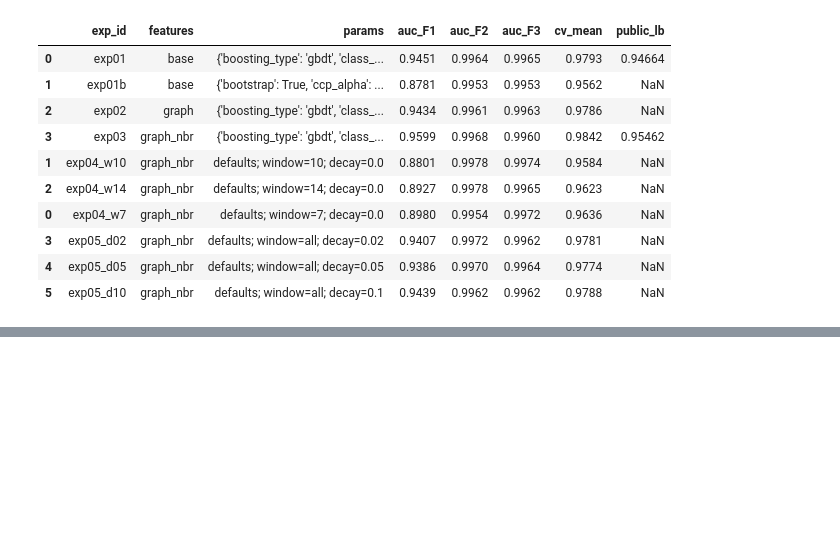
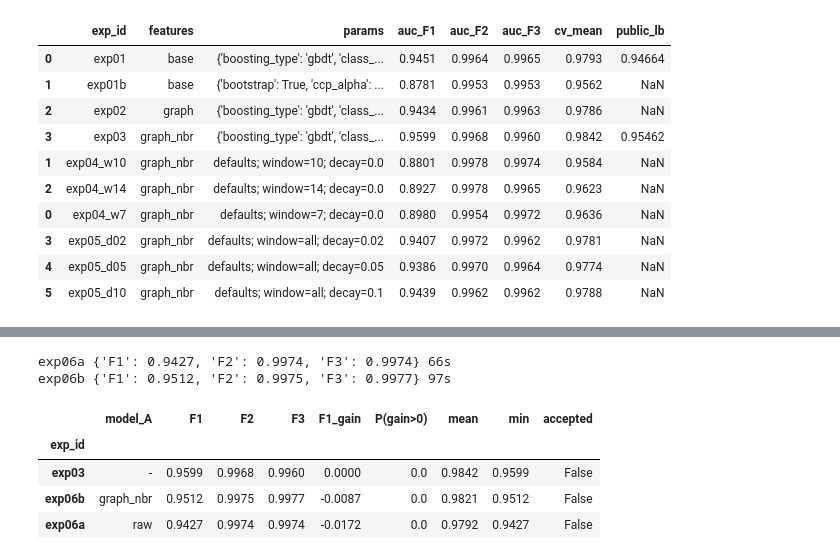
Before and after one commit to tanbeng123/bt4012-e1139091-kaggle-2026, a Jupyter notebook: bt4012_solution.ipynb, the cells around one changed output, grey strips where cells are left out. Saved outputs shown, nothing was run; the diff lists cells and outputs as text; code cells hidden in the pictures; blank space fills up the shorter version.

```diff
--- a/bt4012_solution.ipynb
+++ b/bt4012_solution.ipynb
@@ -446,0 +465,72 @@ log[['exp_id', 'features', 'params', 'auc_F1', 'auc_F2', 'auc_F3', 'cv_mean', 'p
+# %%
+from sklearn.model_selection import GroupKFold
+
+SCORE_COLS = ['nb_in_mean', 'nb_in_max', 'nb_out_mean', 'nb_out_max', 'nb_all_mean', 'nb_all_max']
+STACK_COLS = FEATURE_SETS['graph_nbr'] + SCORE_COLS
+
+def stage_a_scores(fit_rows, pred_rows, a_cols, n_splits=5):
+    # out-of-fold scores for fit_rows (folds grouped by time step) + full-fit scores for pred_rows
+    oof = np.zeros(len(fit_rows))
+    for tr_i, va_i in GroupKFold(n_splits=n_splits).split(fit_rows, groups=fit_rows.time_step):
+        m = make_model('lgbm').fit(fit_rows.iloc[tr_i][a_cols], fit_rows.iloc[tr_i]['label'])
+        oof[va_i] = m.predict_proba(fit_rows.iloc[va_i][a_cols])[:, 1]
+    m = make_model('lgbm').fit(fit_rows[a_cols], fit_rows['label'])
+    full = m.predict_proba(pred_rows[a_cols])[:, 1]
+    return pd.concat([pd.Series(oof, index=fit_rows.txId.values), pd.Series(full, index=pred_rows.txId.values)])
+
+def neighbour_scores(score):
+    # mean / max of model-A scores over in-, out- and all neighbours that have a score
+    e = edges[edges.txId1.isin(score.index) & edges.txId2.isin(score.index)]
+    into = pd.DataFrame({'node': e.txId2.values, 's': e.txId1.map(score).values})   # funders of node
+    outof = pd.DataFrame({'node': e.txId1.values, 's': e.txId2.map(score).values})  # spenders of node
+    out = pd.DataFrame(index=pd.Index(score.index, name='txId'))
+    for name, frame in [('in', into), ('out', outof), ('all', pd.concat([into, outof]))]:
+        agg = frame.groupby('node').s.agg(['mean', 'max']).reindex(out.index)
+        out[f'nb_{name}_mean'], out[f'nb_{name}_max'] = agg['mean'].values, agg['max'].values
+    return out                                                                       # NaN = no scored neighbour
+
+STACK_EXPS = {'exp06a': feat_cols, 'exp06b': FEATURE_SETS['graph_nbr']}           # model A feature sets
+
+def run_cv_stack(a_cols):
+    res, f1_pred = {}, None
+    for fold, (tr_steps, va_steps) in FOLDS.items():
+        tr = lab_x[lab_x.time_step.isin(tr_steps)]
+        va = lab_x[lab_x.time_step.isin(va_steps)]
+        nbs = neighbour_scores(stage_a_scores(tr, va, a_cols))
+        tr_b, va_b = tr.join(nbs, on='txId'), va.join(nbs, on='txId')
+        model_b = make_model('lgbm').fit(tr_b[STACK_COLS], tr_b['label'])
+        pred = model_b.predict_proba(va_b[STACK_COLS])[:, 1]
+        res[fold] = roc_auc_score(va_b['label'], pred)
+        if fold == 'F1':
+            f1_pred = pred
+    return res, f1_pred
+
+stack_rows = [{'exp_id': 'exp03', 'model_A': '-', **win.loc['exp03', list(FOLDS)].to_dict()}]
+for exp_id, a_cols in STACK_EXPS.items():
+    t0 = time.time()
+    res, f1_preds[exp_id] = run_cv_stack(a_cols)
+    stack_rows.append({'exp_id': exp_id, 'model_A': 'raw' if a_cols is feat_cols else 'graph_nbr', **res})
+    print(exp_id, {k: round(v, 4) for k, v in res.items()}, f'{time.time() - t0:.0f}s')
+# %% [output]
+exp06a {'F1': 0.9427, 'F2': 0.9974, 'F3': 0.9974} 66s
+exp06b {'F1': 0.9512, 'F2': 0.9975, 'F3': 0.9977} 97s
+# %%
+# same paired bootstrap and acceptance rule as block 2
+for r in stack_rows:
+    p = f1_preds[r['exp_id']]
+    diffs = np.array([roc_auc_score(f1_y[b], p[b]) - roc_auc_score(f1_y[b], ref[b]) for b in boots])
+    r['F1_gain'] = r['F1'] - stack_rows[0]['F1']
+    r['P(gain>0)'] = (diffs > 0).mean()
+
+stack = pd.DataFrame(stack_rows).set_index('exp_id')
+stack['mean'] = stack[list(FOLDS)].mean(axis=1)
+stack['min'] = stack[list(FOLDS)].min(axis=1)
+stack['accepted'] = (stack.F1_gain >= 0.003) & (stack['P(gain>0)'] >= 0.9) & (stack['mean'] >= stack.loc['exp03', 'mean'])
+stack.loc['exp03', 'accepted'] = False
+stack.sort_values(['F1', 'mean'], ascending=False).round(4)
+# %% [output]
+|  | model_A | F1 | F2 | F3 | F1_gain | P(gain>0) | mean | min | accepted |
+| exp_id |  |  |  |  |  |  |  |  |  |
+| exp03 | - | 0.9599 | 0.9968 | 0.9960 | 0.0000 | 0.0 | 0.9842 | 0.9599 | False |
+| exp06b | graph_nbr | 0.9512 | 0.9975 | 0.9977 | -0.0087 | 0.0 | 0.9821 | 0.9512 | False |
+| exp06a | raw | 0.9427 | 0.9974 | 0.9974 | -0.0172 | 0.0 | 0.9792 | 0.9427 | False |
```
Also changed, not shown: parts of 6 cells of this notebook, 1 other file.
